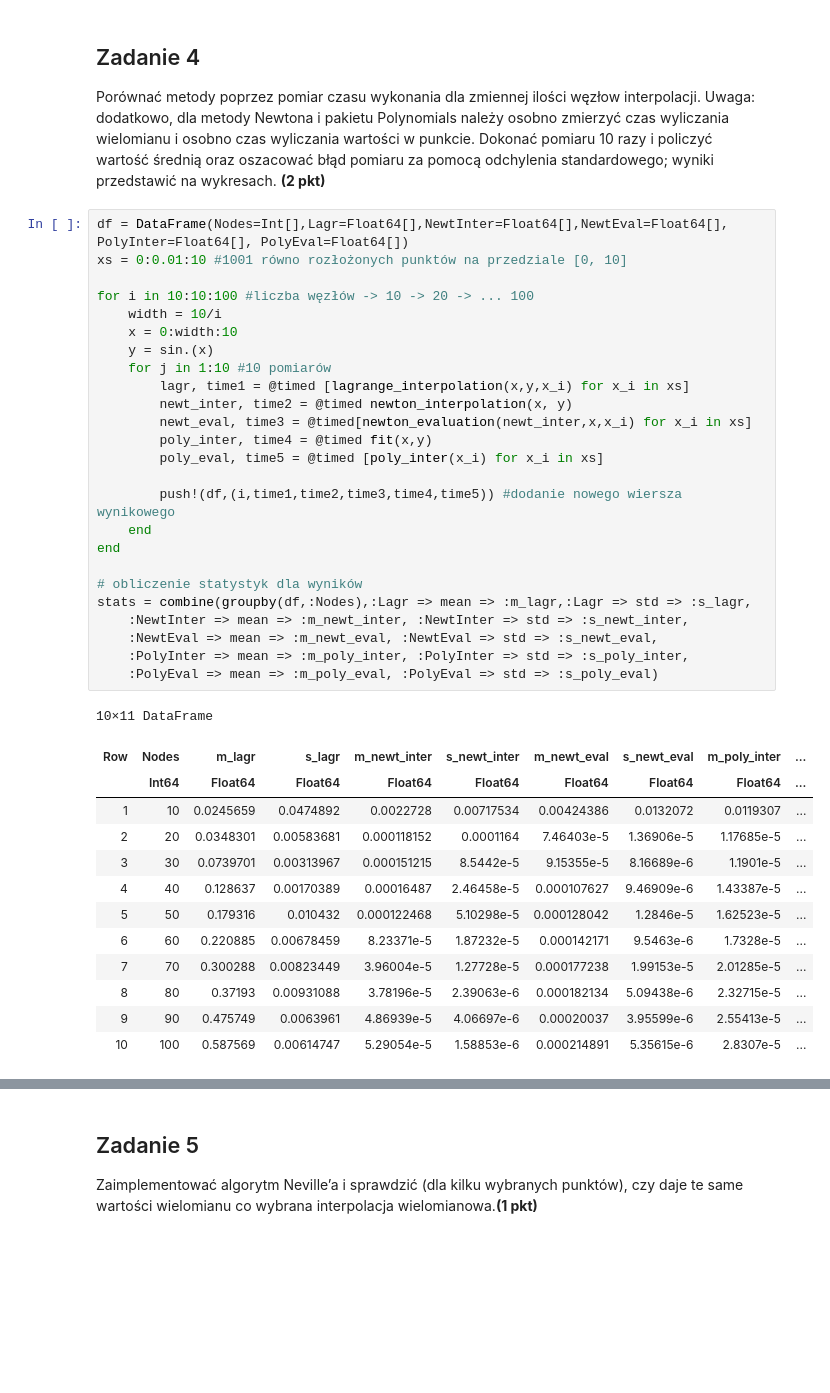
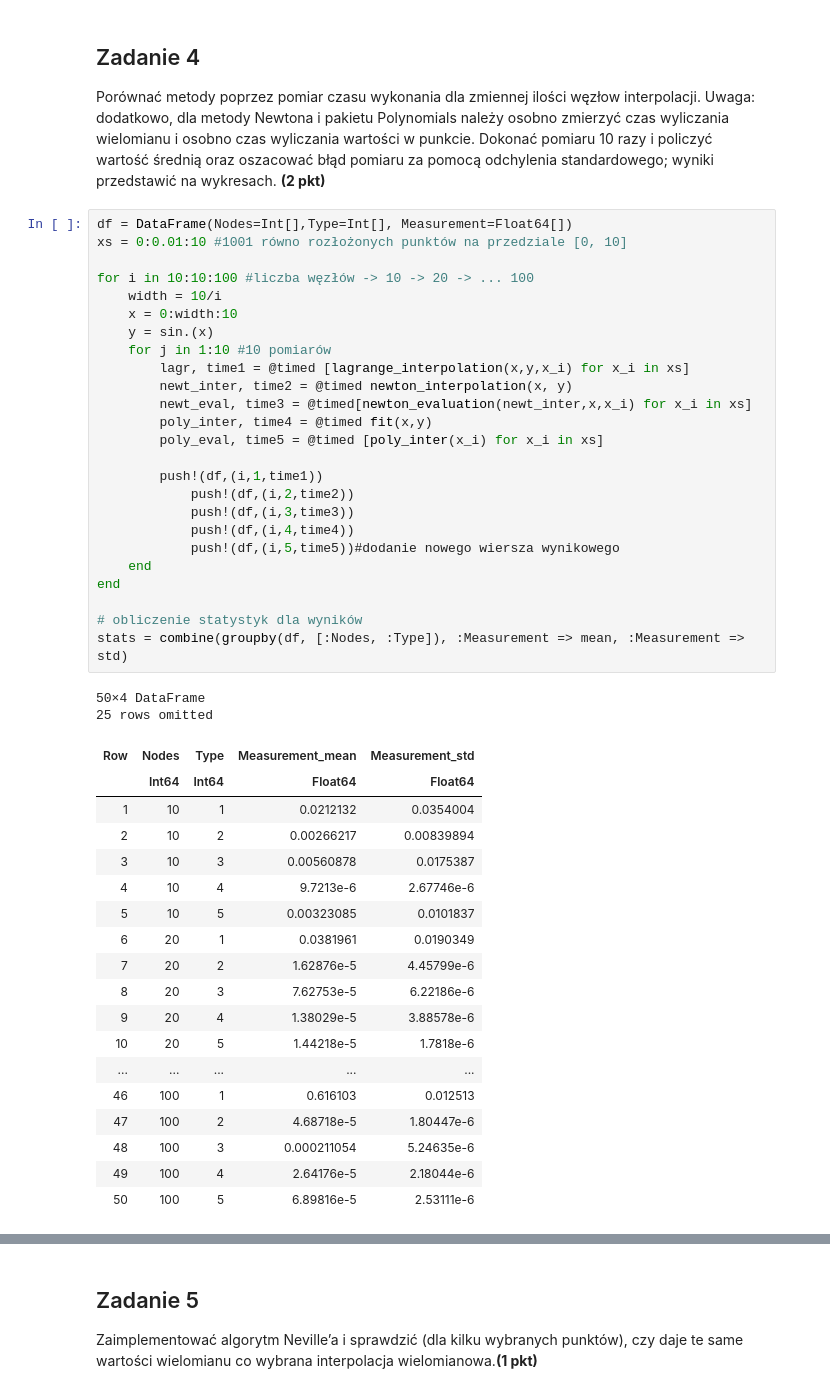
Before and after one commit to Alxndra13/mownit, a Jupyter notebook: lab4/lab4.ipynb, the cells around one changed output, grey strips where cells are left out. Drawn from its saved outputs; the diff is of its cells as text; blank space fills up the shorter version.

```diff
--- a/lab4/lab4.ipynb
+++ b/lab4/lab4.ipynb
@@ -106,41 +106,48 @@ Wszystkie interpolacje niemalże idealnie się pokrywają. Wynika to z twierdzen
 ## Zadanie 4
 Porównać metody poprzez pomiar czasu wykonania dla zmiennej ilości węzłow interpolacji. Uwaga: dodatkowo, dla metody Newtona i pakietu Polynomials należy osobno zmierzyć czas wyliczania wielomianu i osobno czas wyliczania wartości w punkcie. Dokonać pomiaru 10 razy i policzyć wartość średnią oraz oszacować błąd pomiaru za pomocą odchylenia standardowego; wyniki przedstawić na wykresach. <b>(2 pkt)</b>
 # %%
-df = DataFrame(Nodes=Int[],Lagr=Float64[],NewtInter=Float64[],NewtEval=Float64[], PolyInter=Float64[], PolyEval=Float64[])
+df = DataFrame(Nodes=Int[],Type=Int[], Measurement=Float64[])
 xs = 0:0.01:10 #1001 równo rozłożonych punktów na przedziale [0, 10]
 
 for i in 10:10:100 #liczba węzłów -> 10 -> 20 -> ... 100
     width = 10/i
     x = 0:width:10
     y = sin.(x)
     for j in 1:10 #10 pomiarów
         lagr, time1 = @timed [lagrange_interpolation(x,y,x_i) for x_i in xs]
         newt_inter, time2 = @timed newton_interpolation(x, y)
         newt_eval, time3 = @timed[newton_evaluation(newt_inter,x,x_i) for x_i in xs]
         poly_inter, time4 = @timed fit(x,y)
         poly_eval, time5 = @timed [poly_inter(x_i) for x_i in xs]
 
-        push!(df,(i,time1,time2,time3,time4,time5)) #dodanie nowego wiersza wynikowego
+        push!(df,(i,1,time1))
+            push!(df,(i,2,time2))
+            push!(df,(i,3,time3))
+            push!(df,(i,4,time4))
+            push!(df,(i,5,time5))#dodanie nowego wiersza wynikowego
     end
 end
 
 # obliczenie statystyk dla wyników
-stats = combine(groupby(df,:Nodes),:Lagr => mean => :m_lagr,:Lagr => std => :s_lagr,
-    :NewtInter => mean => :m_newt_inter, :NewtInter => std => :s_newt_inter,
-    :NewtEval => mean => :m_newt_eval, :NewtEval => std => :s_newt_eval,
-    :PolyInter => mean => :m_poly_inter, :PolyInter => std => :s_poly_inter,
-    :PolyEval => mean => :m_poly_eval, :PolyEval => std => :s_poly_eval)
+stats = combine(groupby(df, [:Nodes, :Type]), :Measurement => mean, :Measurement => std)
 # %% [output]
-10×11 DataFrame
+50×4 DataFrame
+25 rows omitted
-| Row | Nodes | m_lagr | s_lagr | m_newt_inter | s_newt_inter | m_newt_eval | s_newt_eval | m_poly_inter | ... |
-|  | Int64 | Float64 | Float64 | Float64 | Float64 | Float64 | Float64 | Float64 | ... |
-| 1 | 10 | 0.0245659 | 0.0474892 | 0.0022728 | 0.00717534 | 0.00424386 | 0.0132072 | 0.0119307 | ... |
-| 2 | 20 | 0.0348301 | 0.00583681 | 0.000118152 | 0.0001164 | 7.46403e-5 | 1.36906e-5 | 1.17685e-5 | ... |
-| 3 | 30 | 0.0739701 | 0.00313967 | 0.000151215 | 8.5442e-5 | 9.15355e-5 | 8.16689e-6 | 1.1901e-5 | ... |
-| 4 | 40 | 0.128637 | 0.00170389 | 0.00016487 | 2.46458e-5 | 0.000107627 | 9.46909e-6 | 1.43387e-5 | ... |
-| 5 | 50 | 0.179316 | 0.010432 | 0.000122468 | 5.10298e-5 | 0.000128042 | 1.2846e-5 | 1.62523e-5 | ... |
-| 6 | 60 | 0.220885 | 0.00678459 | 8.23371e-5 | 1.87232e-5 | 0.000142171 | 9.5463e-6 | 1.7328e-5 | ... |
-| 7 | 70 | 0.300288 | 0.00823449 | 3.96004e-5 | 1.27728e-5 | 0.000177238 | 1.99153e-5 | 2.01285e-5 | ... |
-| 8 | 80 | 0.37193 | 0.00931088 | 3.78196e-5 | 2.39063e-6 | 0.000182134 | 5.09438e-6 | 2.32715e-5 | ... |
-| 9 | 90 | 0.475749 | 0.0063961 | 4.86939e-5 | 4.06697e-6 | 0.00020037 | 3.95599e-6 | 2.55413e-5 | ... |
-| 10 | 100 | 0.587569 | 0.00614747 | 5.29054e-5 | 1.58853e-6 | 0.000214891 | 5.35615e-6 | 2.8307e-5 | ... |
+| Row | Nodes | Type | Measurement_mean | Measurement_std |
+|  | Int64 | Int64 | Float64 | Float64 |
+| 1 | 10 | 1 | 0.0212132 | 0.0354004 |
+| 2 | 10 | 2 | 0.00266217 | 0.00839894 |
+| 3 | 10 | 3 | 0.00560878 | 0.0175387 |
+| 4 | 10 | 4 | 9.7213e-6 | 2.67746e-6 |
+| 5 | 10 | 5 | 0.00323085 | 0.0101837 |
+| 6 | 20 | 1 | 0.0381961 | 0.0190349 |
+| 7 | 20 | 2 | 1.62876e-5 | 4.45799e-6 |
+| 8 | 20 | 3 | 7.62753e-5 | 6.22186e-6 |
+| 9 | 20 | 4 | 1.38029e-5 | 3.88578e-6 |
+| 10 | 20 | 5 | 1.44218e-5 | 1.7818e-6 |
+| ... | ... | ... | ... | ... |
+| 46 | 100 | 1 | 0.616103 | 0.012513 |
+| 47 | 100 | 2 | 4.68718e-5 | 1.80447e-6 |
+| 48 | 100 | 3 | 0.000211054 | 5.24635e-6 |
+| 49 | 100 | 4 | 2.64176e-5 | 2.18044e-6 |
+| 50 | 100 | 5 | 6.89816e-5 | 2.53111e-6 |
```
Also changed, not shown: parts of 6 cells of this notebook, 1 other file.
